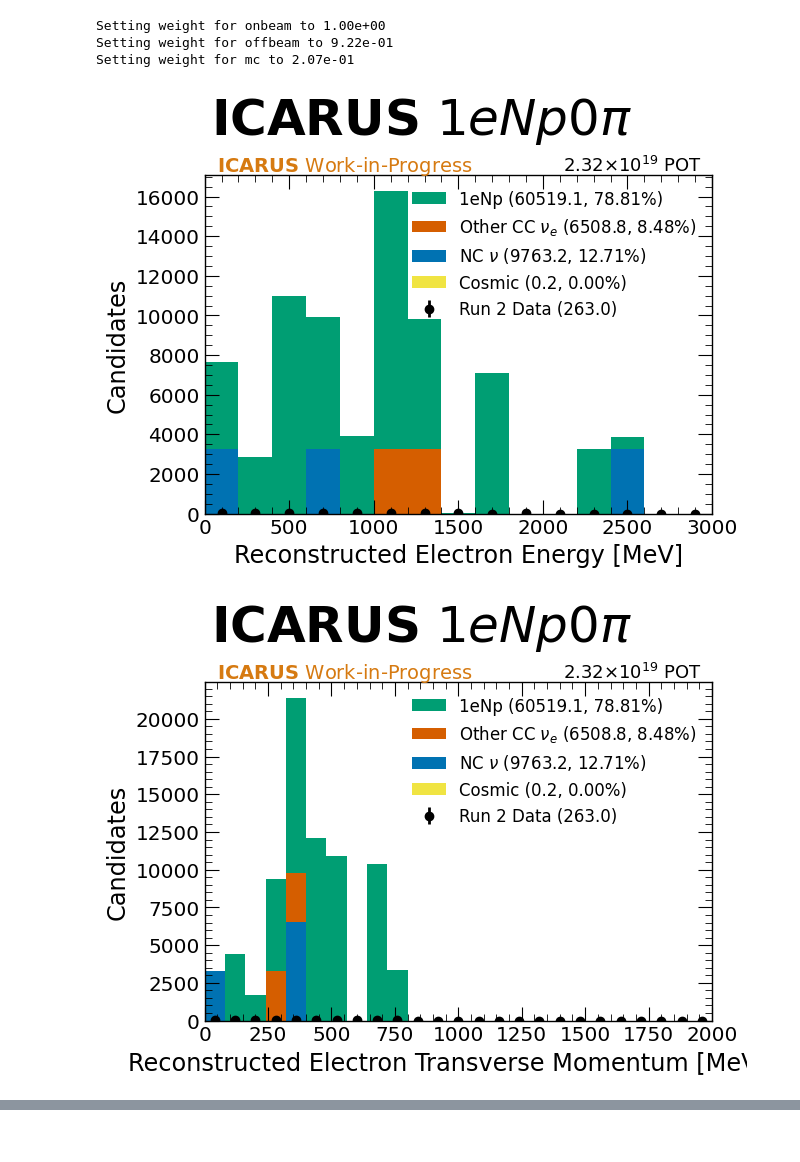
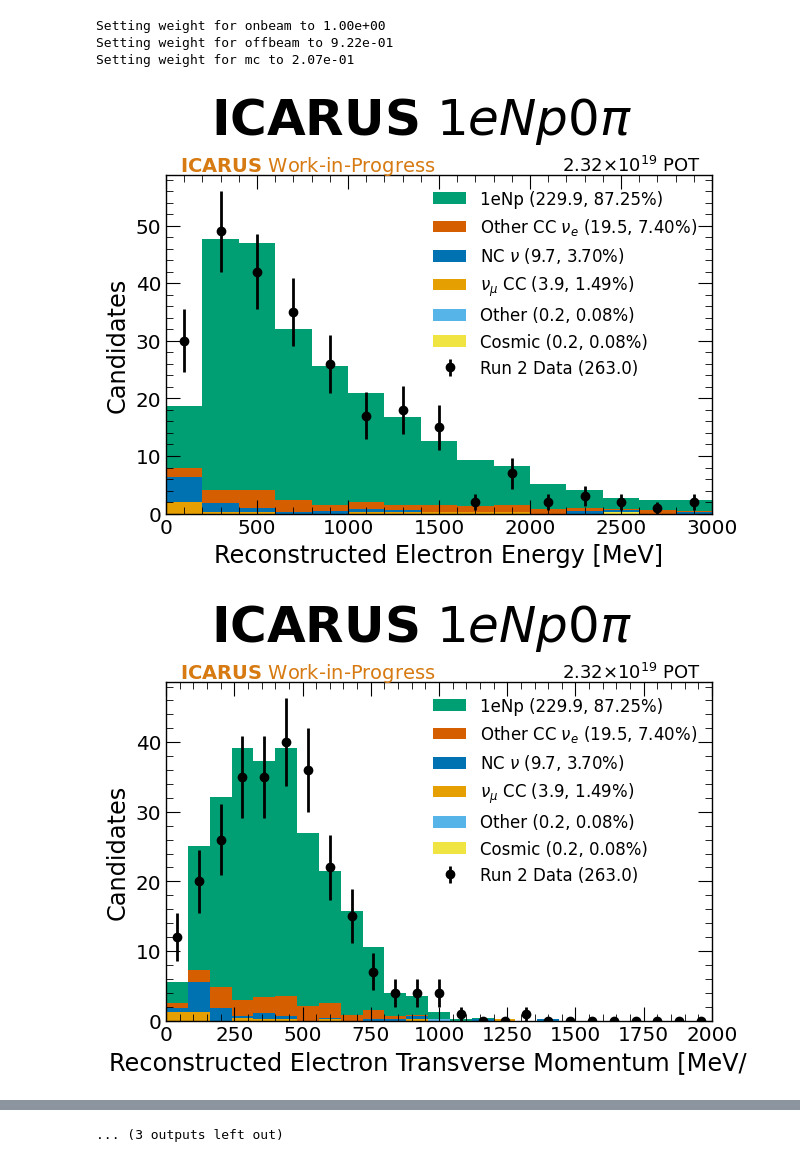
Before and after one commit to dacarber/medulla, a Jupyter notebook: spineplot/example.ipynb, the cells around one changed output, grey strips where cells are left out. Cells and saved outputs as stored; diff of their text form; code cells hidden in the pictures.

```diff
--- a/spineplot/example.ipynb
+++ b/spineplot/example.ipynb
@@ -14,7 +14,7 @@ file = 'configurations/common/styles.toml'
 key = "onbeam"
 exposure_type = "pot"
 override_category = -100
-trees = ['SelectedNu_PhaseCuts',]
+trees = ['SelectedNu_Cuts',]
 [samples.offbeam]
 key = "offbeam"
 exposure_type = "Livetime"
@@ -101,33 +101,97 @@ draw_kwargs = {'show_component_number' = true, 'show_component_percentage' = tru
 [[figure]]
 name = 'reco_dpT'
 type = 'SimpleFigure'
 artists = [{'type' = 'SpineSpectra1D', 'variable' = 'reco_dpT'},]
 style = 'selected_icarus'
 [[figure.artists]]
 type = 'SpineSpectra1D'
 variable = 'reco_dpT'
 draw_kwargs = {'show_component_number' = true, 'show_component_percentage' = true, 'invert_stack_order' = true, 'draw_error' = 'flux_xsec'}
 [[figure]]
 name = 'reco_electron_softmax'
 type = 'SimpleFigure'
 artists = [{'type' = 'SpineSpectra1D', 'variable' = 'reco_electron_softmax'},]
 style = 'selected_icarus'
 [[figure.artists]]
 type = 'SpineSpectra1D'
 variable = 'reco_electron_softmax'
 draw_kwargs = {'show_component_number' = true, 'show_component_percentage' = true, 'invert_stack_order' = true, 'draw_error' = 'flux_xsec'}
+
+[[figure]]
+name = 'reco_electron_dedx'
+type = 'SimpleFigure'
+artists = [{'type' = 'SpineSpectra1D', 'variable' = 'reco_electron_dedx'},]
+style = 'selected_icarus'
+[[figure.artists]]
+type = 'SpineSpectra1D'
+variable = 'reco_electron_dedx'
+draw_kwargs = {'show_component_number' = true, 'show_component_percentage' = true, 'invert_stack_order' = true, 'draw_error' = 'flux_xsec'}
+
+[[figure]]
+name = 'reco_opening_angle'
+type = 'SimpleFigure'
+artists = [{'type' = 'SpineSpectra1D', 'variable' = 'reco_opening_angle'},]
+style = 'selected_icarus'
+[[figure.artists]]
+type = 'SpineSpectra1D'
+variable = 'reco_opening_angle'
+draw_kwargs = {'show_component_number' = true, 'show_component_percentage' = true, 'invert_stack_order' = true, 'draw_error' = 'flux_xsec'}
+
+[[figure]]
+name = 'reco_dalphaT'
+type = 'SimpleFigure'
+artists = [{'type' = 'SpineSpectra1D', 'variable' = 'reco_dalphaT'},]
+style = 'selected_icarus'
+[[figure.artists]]
+type = 'SpineSpectra1D'
+variable = 'reco_dalphaT'
+draw_kwargs = {'show_component_number' = true, 'show_component_percentage' = true, 'invert_stack_order' = true, 'draw_error' = 'flux_xsec'}
+
+[[figure]]
+name = 'reco_dphiT'
+type = 'SimpleFigure'
+artists = [{'type' = 'SpineSpectra1D', 'variable' = 'reco_dphiT'},]
+style = 'selected_icarus'
+[[figure.artists]]
+type = 'SpineSpectra1D'
+variable = 'reco_dphiT'
+draw_kwargs = {'show_component_number' = true, 'show_component_percentage' = true, 'invert_stack_order' = true, 'draw_error' = 'flux_xsec'}
+
+[[figure]]
+name = 'reco_NuMI_polar'
+type = 'SimpleFigure'
+artists = [{'type' = 'SpineSpectra1D', 'variable' = 'reco_NuMI_polar'},]
+style = 'selected_icarus'
+[[figure.artists]]
+type = 'SpineSpectra1D'
+variable = 'reco_NuMI_polar'
+draw_kwargs = {'show_component_number' = true, 'show_component_percentage' = true, 'invert_stack_order' = true, 'draw_error' = 'flux_xsec'}
+
+[[figure]]
+name = 'reco_NuMI_azi'
+type = 'SimpleFigure'
+artists = [{'type' = 'SpineSpectra1D', 'variable' = 'reco_NuMI_azi'},]
+style = 'selected_icarus'
+[[figure.artists]]
+type = 'SpineSpectra1D'
+variable = 'reco_NuMI_azi'
+draw_kwargs = {'show_component_number' = true, 'show_component_percentage' = true, 'invert_stack_order' = true, 'draw_error' = 'flux_xsec'}
+
+
+
+
 """
 # Write the string to a file
 with open('cfg.toml', 'w') as f:
     f.write(cfg)
 
-file = '/Users/danielcarber/Documents/ICARUS/icarus_numi_nue_mc_onbeam_offbeam_syst.root'
+file = '/Users/danielcarber/Documents/ICARUS/icarus_numi_nue_mc_onbeam_offbeam.root'
 
 analysis = Analysis('cfg.toml', file)
 analysis.run(close_figs=False)
 # %% [output]
 Setting weight for onbeam to 1.00e+00
 Setting weight for offbeam to 9.22e-01
 Setting weight for mc to 2.07e-01
-[figure, old version]
+[figure, new version]
-[figure, old version]
+[figure, new version]
@@ -139,0 +207 @@ Setting weight for mc to 2.07e-01
+... (3 outputs left out)
```
Also changed, not shown: parts of 1 cell of this notebook, 2 other files.
